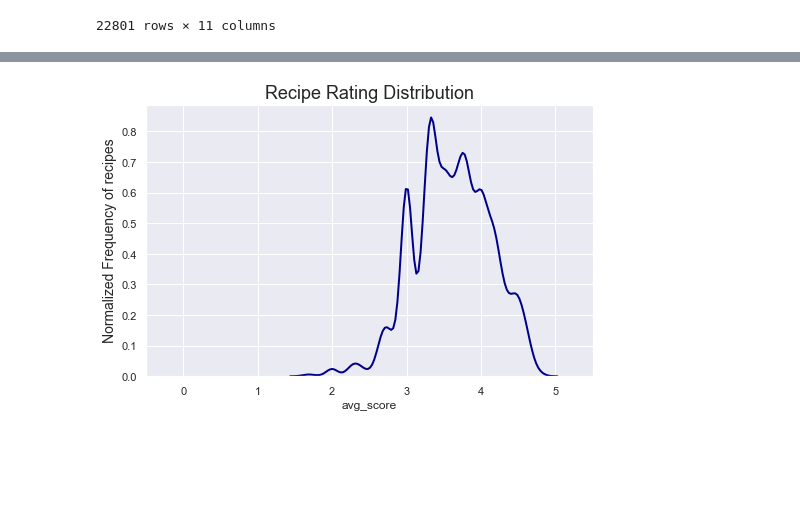
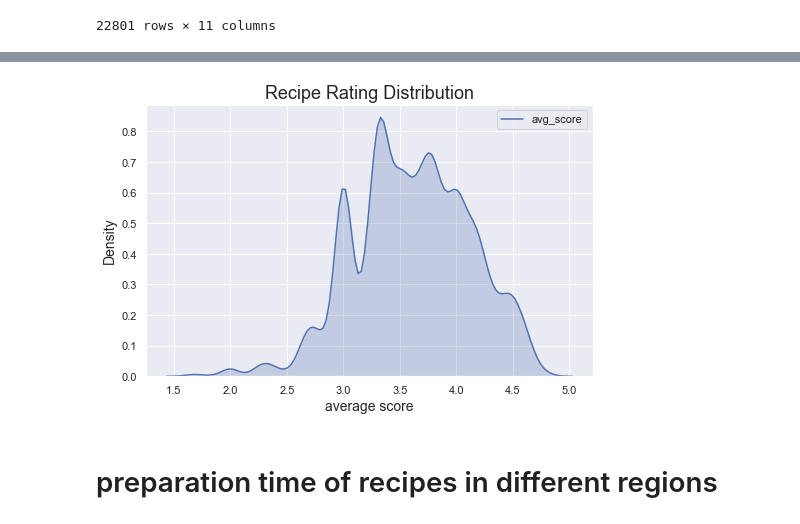
Before and after one commit to sunwen0120/Pratikum, a Jupyter notebook: wen_sun/regional analyse/Regional analysie.ipynb, the cells around one changed output, grey strips where cells are left out. Cells and saved outputs as stored; diff of their text form; code cells hidden in the pictures; blank space fills up the shorter version.

Commit message:
update regional analysis

```diff
--- a/wen_sun/regional analyse/Regional analysie.ipynb
+++ b/wen_sun/regional analyse/Regional analysie.ipynb
@@ -205,14 +213,18 @@ plt.show()
 # %%
 # delete the recipes, which have no average score.
-# df_avg = remove_null(df,'avg_score')
+df_avg = remove_null(df,'avg_score')
+df_avg = remove_item(df_avg,'avg_score')
+
+# df_avg = df_avg.set_index(["avg_score"])
 # df_avg
+avg_count = df_avg['avg_score'].value_counts()
+df_avg_count = avg_count.to_frame()
+df_avg_count['score'] = avg_count.index.tolist()
+# df_avg_count
 
-# avg_count = df_avg['avg_score'].value_counts()
-# df_avg_count = avg_count.to_frame()
-# df_avg_coun
-
-list_score = avg_count.index.tolist()
-list_score
-d = df_avg['avg_score'].value_counts()
-list_count = d.values.tolist()
-list_count
+# df_avg_count = df_avg_count.set_index(["avg_score"])
+# df_avg_count
+# list_count = avg_count.values.tolist()
+# list_count
+# list_score = avg_count.index.tolist()
+# list_score
@@ -237,19 +231,13 @@ list_count
 # %%
 plt.figure(figsize=(8, 5))
 sns.set()
-sns.distplot(df_avg['avg_score'],hist=False, kde=True,
-             bins=int(180/5), color = 'darkblue',
-             hist_kws={'edgecolor':'black'},
-             kde_kws={'linewidth': 2})
-
-# sns.distplot(df_avg['avg_score'], hist=True, kde=False,
-#              bins=int(180/5), color = 'blue',
-#              hist_kws={'edgecolor':'black'})
-
-# plt.grid(linestyle='-.')
+sns.kdeplot(df_avg['avg_score'], shade=True)
 plt.title('Recipe Rating Distribution', fontsize=18)
-plt.xlim(-0.5,5.5,0.8)
-plt.ylabel('Normalized Frequency of recipes',fontsize=14)
+# plt.xlim(-0.5,5.5,0.8)
+plt.ylabel('Density',fontsize=14)
+plt.xlabel('average score',fontsize=14)
 plt.show()
 # %% [output]
-[figure, old version]
+[figure, new version]
+# %% [markdown]
+# preparation time of recipes in different regions
```
Also changed, not shown: parts of 29 cells of this notebook, 6 other files.
